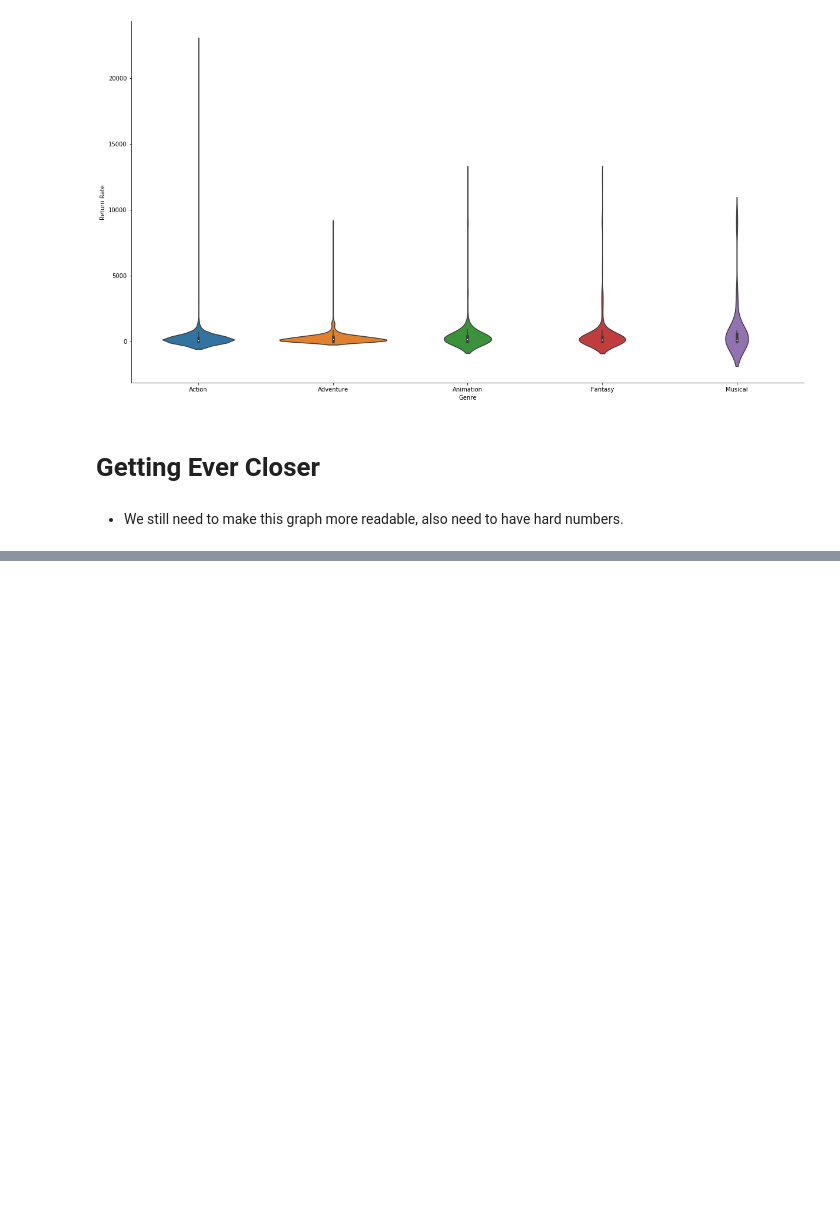
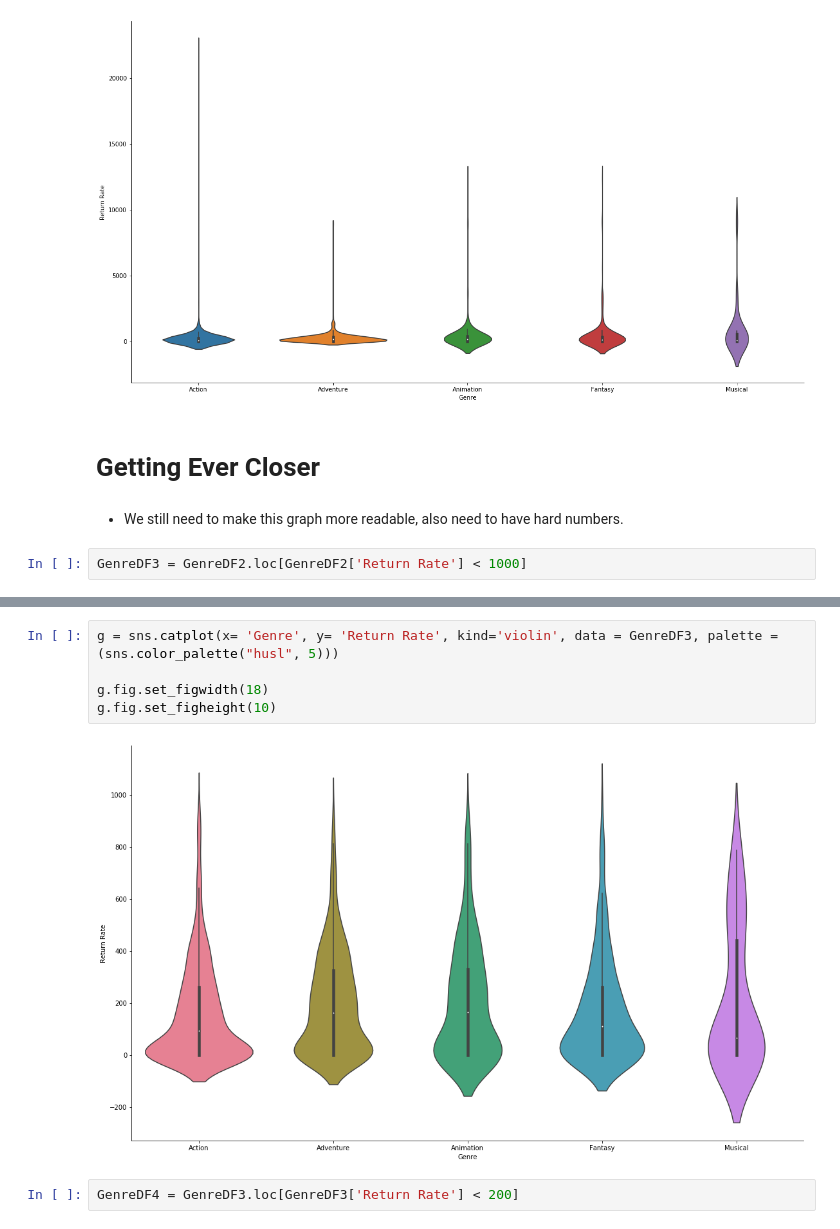
Before and after one commit to kailakay/dsc-mod-1-project-v2-1-onl01-dtsc-ft-041320, a Jupyter notebook: Plotting Genre Finance Info.ipynb, the cells around one changed output, grey strips where cells are left out. Cells and saved outputs as stored; diff of their text form; blank space fills up the shorter version.

```diff
--- a/Plotting Genre Finance Info.ipynb
+++ b/Plotting Genre Finance Info.ipynb
@@ -479,3 +494,5 @@ g.fig.set_figheight(10)
 # Getting Ever Closer
 # %% [markdown]
 - We still need to make this graph more readable, also need to have hard numbers.
+# %%
+GenreDF3 = GenreDF2.loc[GenreDF2['Return Rate'] < 1000]
@@ -481,0 +515,9 @@ g.fig.set_figheight(10)
+# %%
+g = sns.catplot(x= 'Genre', y= 'Return Rate', kind='violin', data = GenreDF3, palette =(sns.color_palette("husl", 5)))
+
+g.fig.set_figwidth(18)
+g.fig.set_figheight(10)
+# %% [output]
+[figure, added]
+# %%
+GenreDF4 = GenreDF3.loc[GenreDF3['Return Rate'] < 200]
```
Also changed, not shown: parts of 17 cells of this notebook.
